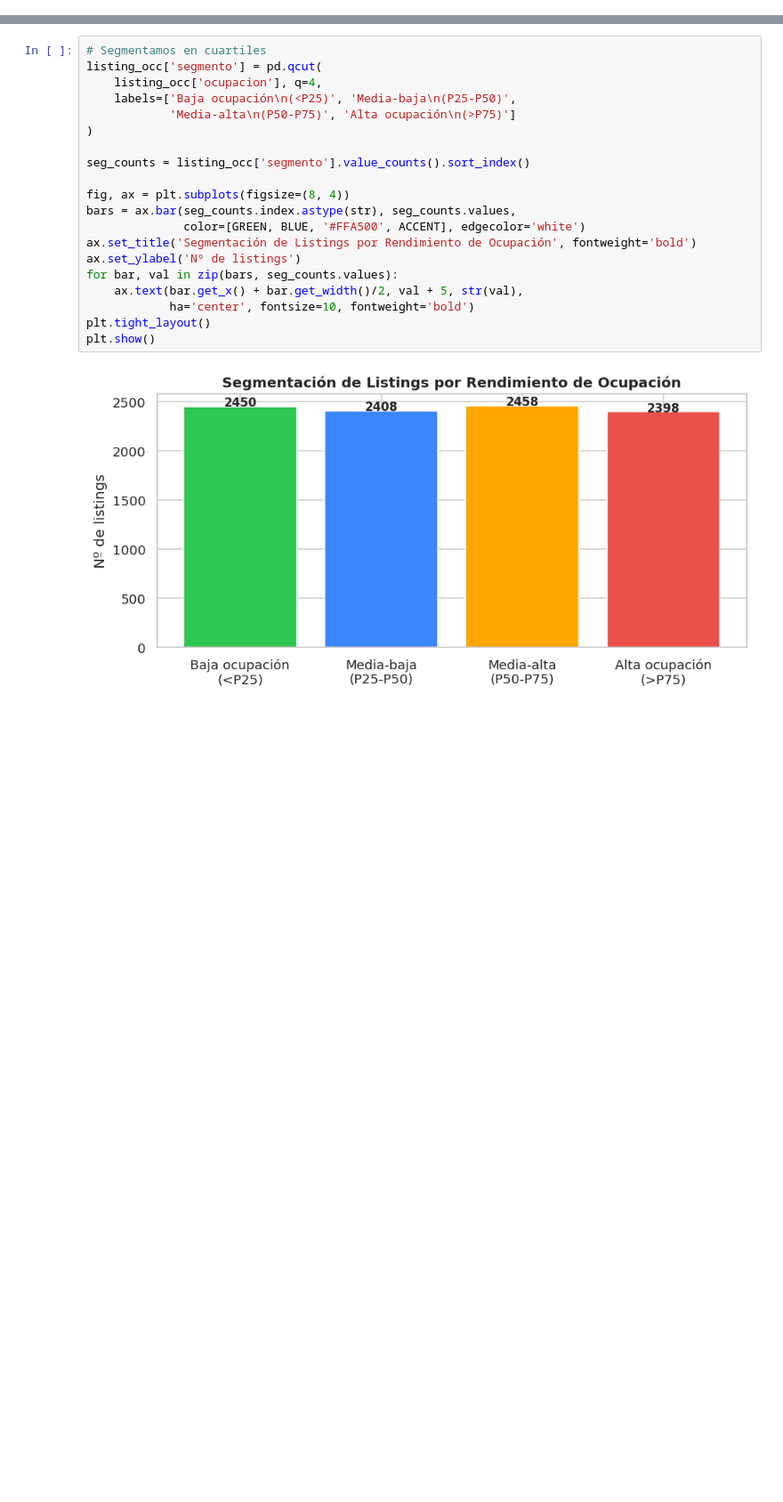
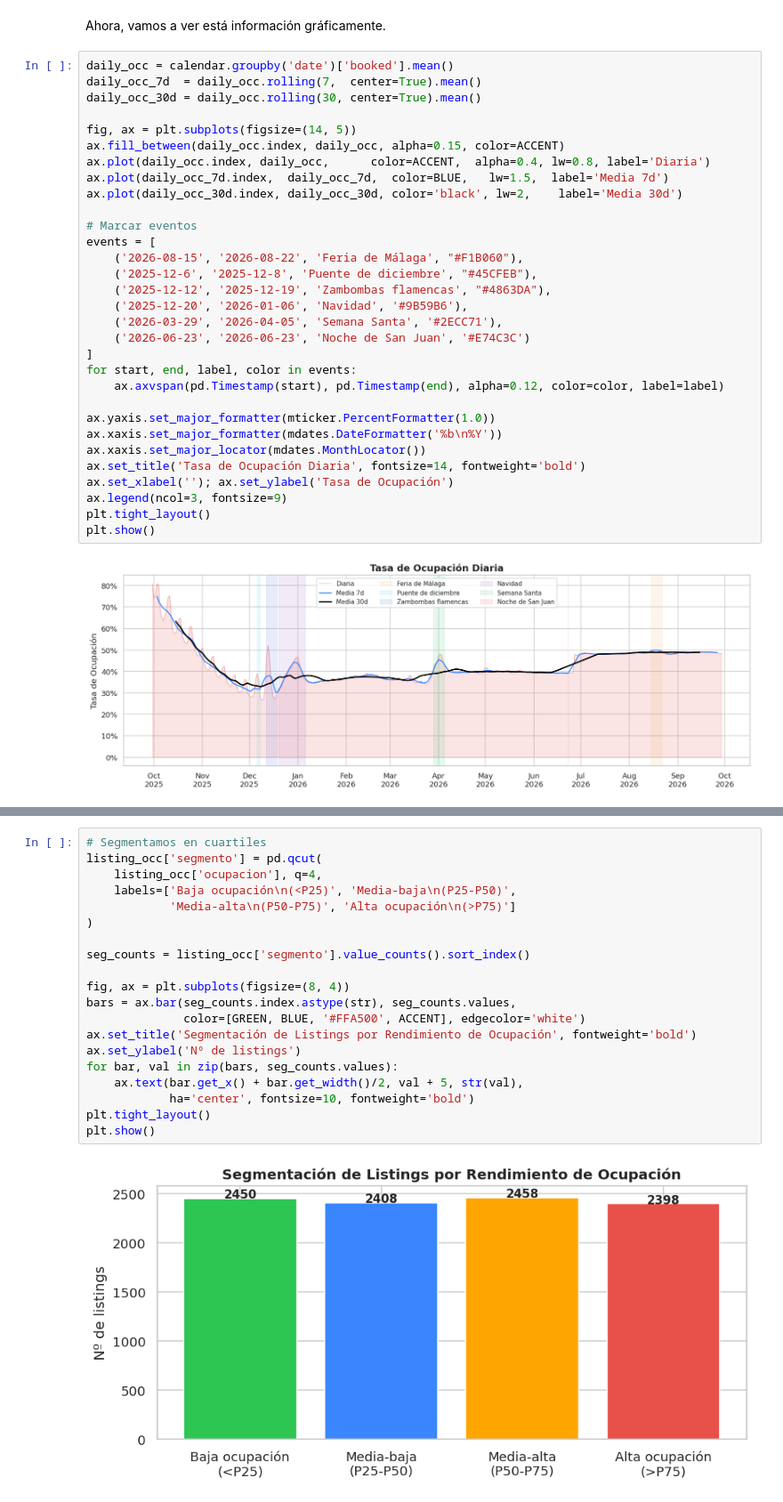
Before and after one commit to cborges19/proy_SSDD_II, a Jupyter notebook: notebooks/eda_calendar.ipynb, the cells around one changed output, grey strips where cells are left out. Shown at 89% size. Cells and saved outputs as stored; diff of their text form; blank space fills up the shorter version.

```diff
--- a/notebooks/eda_calendar.ipynb
+++ b/notebooks/eda_calendar.ipynb
@@ -399,0 +96,35 @@ max         1.000000
+# %% [markdown]
+Ahora, vamos a ver está información gráficamente.
+# %%
+daily_occ = calendar.groupby('date')['booked'].mean()
+daily_occ_7d  = daily_occ.rolling(7,  center=True).mean()
+daily_occ_30d = daily_occ.rolling(30, center=True).mean()
+
+fig, ax = plt.subplots(figsize=(14, 5))
+ax.fill_between(daily_occ.index, daily_occ, alpha=0.15, color=ACCENT)
+ax.plot(daily_occ.index, daily_occ,      color=ACCENT,  alpha=0.4, lw=0.8, label='Diaria')
+ax.plot(daily_occ_7d.index,  daily_occ_7d,  color=BLUE,   lw=1.5,  label='Media 7d')
+ax.plot(daily_occ_30d.index, daily_occ_30d, color='black', lw=2,    label='Media 30d')
+
+# Marcar eventos
+events = [
+    ('2026-08-15', '2026-08-22', 'Feria de Málaga', "#F1B060"),
+    ('2025-12-6', '2025-12-8', 'Puente de diciembre', "#45CFEB"),
+    ('2025-12-12', '2025-12-19', 'Zambombas flamencas', "#4863DA"),
+    ('2025-12-20', '2026-01-06', 'Navidad', '#9B59B6'),
+    ('2026-03-29', '2026-04-05', 'Semana Santa', '#2ECC71'),
+    ('2026-06-23', '2026-06-23', 'Noche de San Juan', '#E74C3C')
+]
+for start, end, label, color in events:
+    ax.axvspan(pd.Timestamp(start), pd.Timestamp(end), alpha=0.12, color=color, label=label)
+
+ax.yaxis.set_major_formatter(mticker.PercentFormatter(1.0))
+ax.xaxis.set_major_formatter(mdates.DateFormatter('%b\n%Y'))
+ax.xaxis.set_major_locator(mdates.MonthLocator())
+ax.set_title('Tasa de Ocupación Diaria', fontsize=14, fontweight='bold')
+ax.set_xlabel(''); ax.set_ylabel('Tasa de Ocupación')
+ax.legend(ncol=3, fontsize=9)
+plt.tight_layout()
+plt.show()
+# %% [output]
+[figure, added]
```
Also changed, not shown: parts of 80 cells of this notebook.
